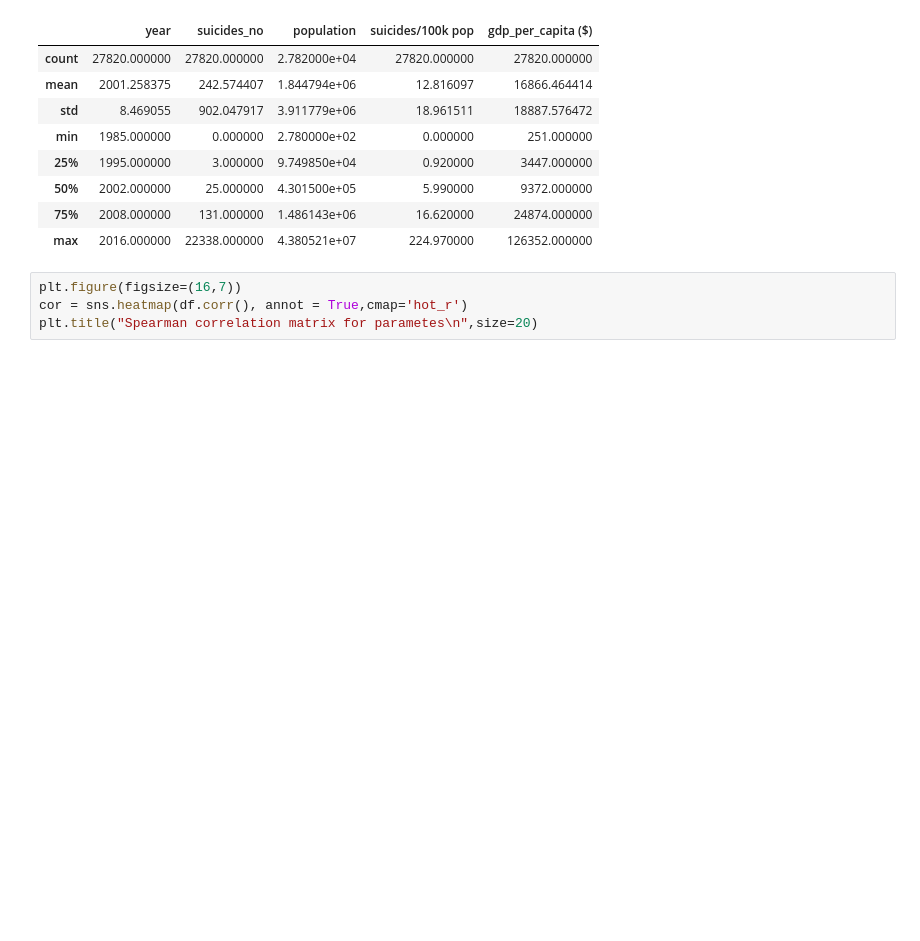
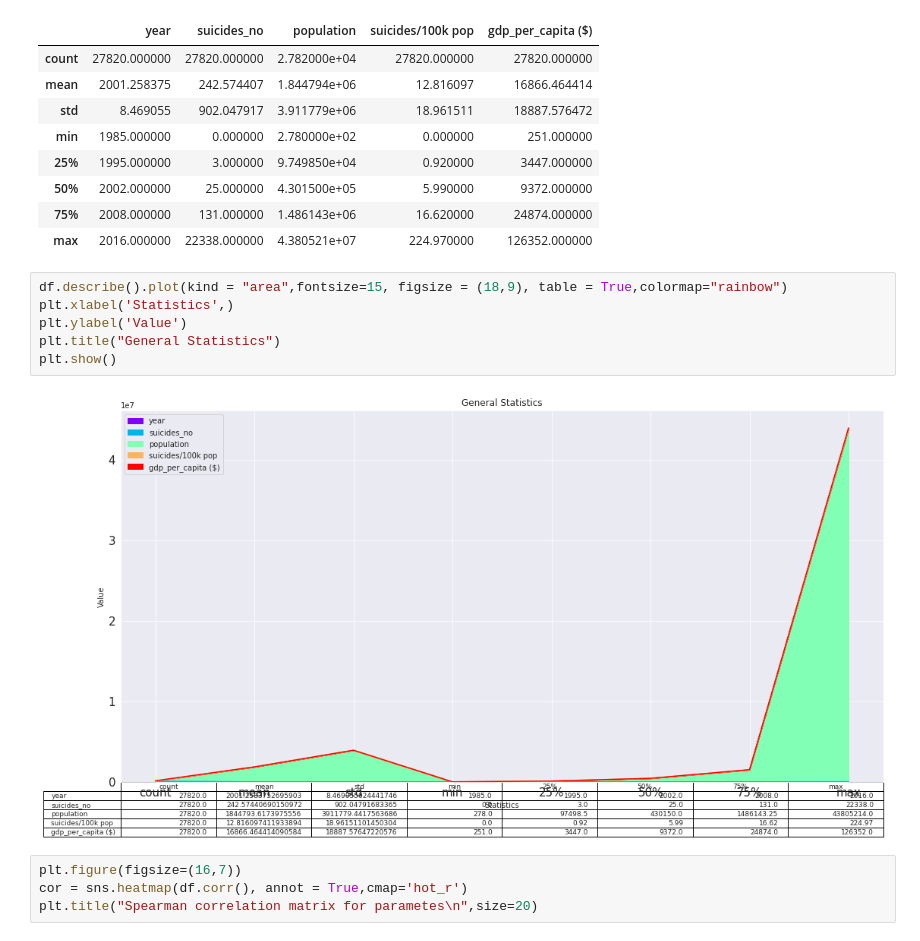
Before and after one commit to MainakRepositor/Data-Analysis, a Jupyter notebook: Suicide_Rate_Analysis.ipynb, the cells around one changed output. Cells and saved outputs as stored; diff of their text form; blank space fills up the shorter version.

```diff
--- a/Suicide_Rate_Analysis.ipynb
+++ b/Suicide_Rate_Analysis.ipynb
@@ -101,6 +101,14 @@ df.describe()
 | 50% | 2002.000000 | 25.000000 | 4.301500e+05 | 5.990000 | 9372.000000 |
 | 75% | 2008.000000 | 131.000000 | 1.486143e+06 | 16.620000 | 24874.000000 |
 | max | 2016.000000 | 22338.000000 | 4.380521e+07 | 224.970000 | 126352.000000 |
+# %%
+df.describe().plot(kind = "area",fontsize=15, figsize = (18,9), table = True,colormap="rainbow")
+plt.xlabel('Statistics',)
+plt.ylabel('Value')
+plt.title("General Statistics")
+plt.show()
+# %% [output]
+[figure, added]
 # %%
 plt.figure(figsize=(16,7))
 cor = sns.heatmap(df.corr(), annot = True,cmap='hot_r')
```
Also changed, not shown: parts of 9 cells of this notebook.
